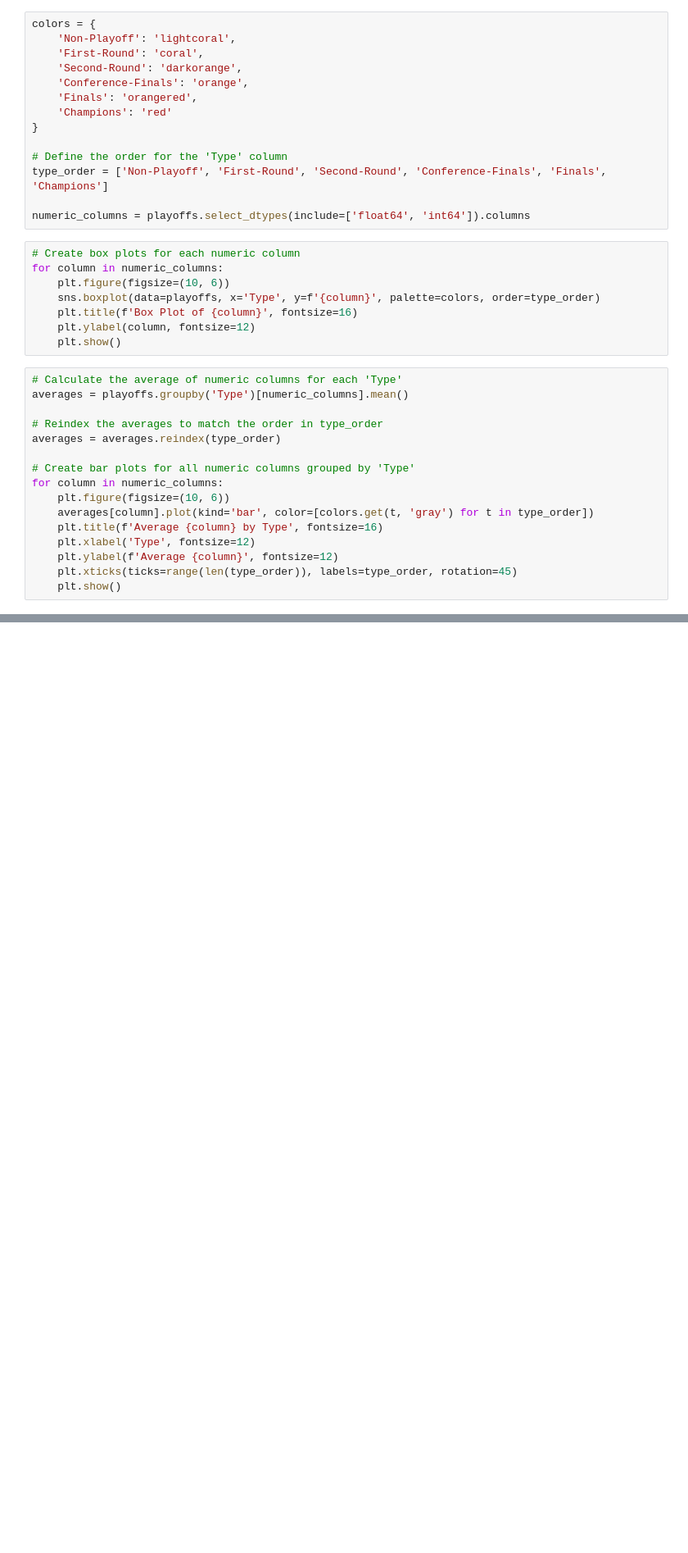
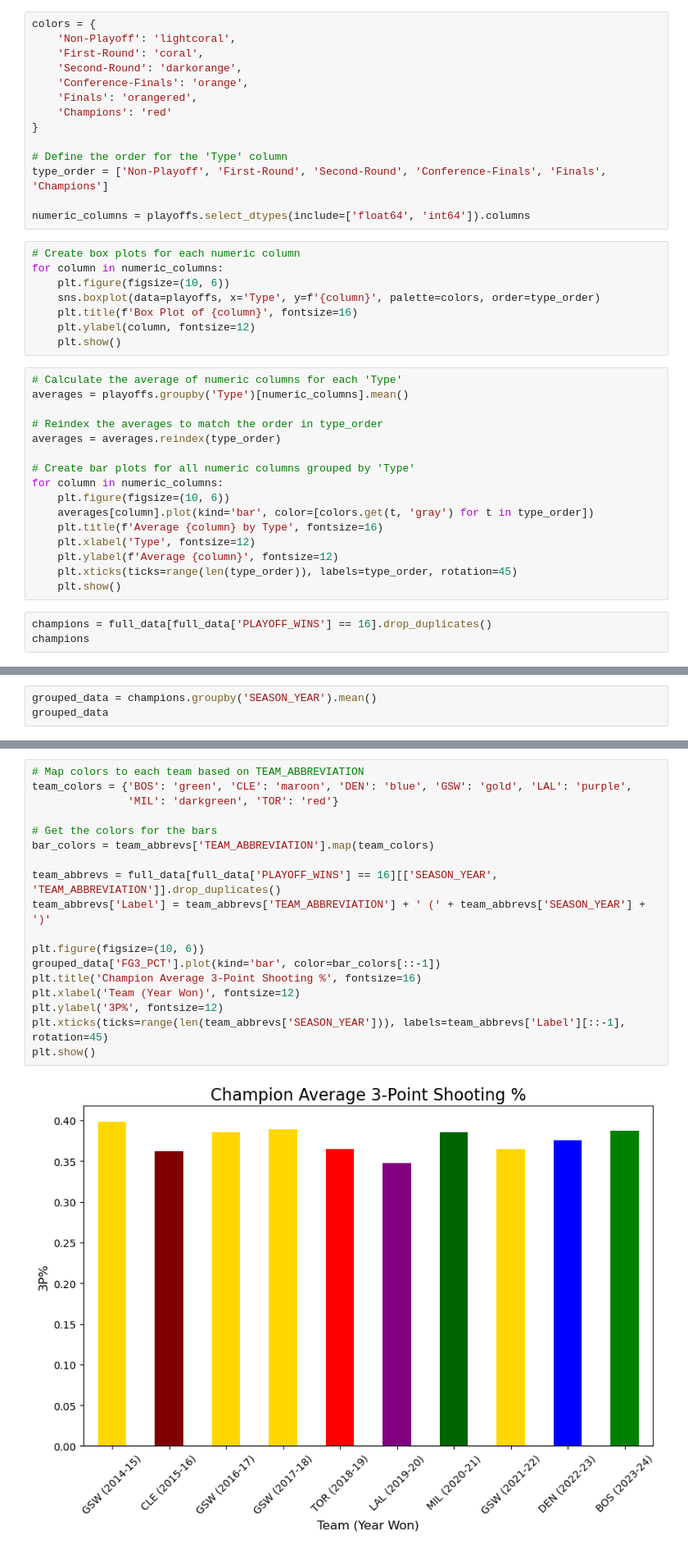
Before and after one commit to andrewscheiner/NBAPlayoffPredictor, a Jupyter notebook: dataVisuals.ipynb, the cells around one changed output, grey strips where cells are left out. Shown at 82% size. Drawn from its saved outputs; the diff is of its cells as text; blank space fills up the shorter version.

Commit message:
add chart for champions

```diff
--- a/dataVisuals.ipynb
+++ b/dataVisuals.ipynb
@@ -73,3 +118,6 @@ for column in numeric_columns:
     plt.ylabel(f'Average {column}', fontsize=12)
     plt.xticks(ticks=range(len(type_order)), labels=type_order, rotation=45)
     plt.show()
+# %%
+champions = full_data[full_data['PLAYOFF_WINS'] == 16].drop_duplicates()
+champions
@@ -75,0 +138,3 @@ for column in numeric_columns:
+# %%
+grouped_data = champions.groupby('SEASON_YEAR').mean()
+grouped_data
@@ -75,0 +155,20 @@ for column in numeric_columns:
+# %%
+# Map colors to each team based on TEAM_ABBREVIATION
+team_colors = {'BOS': 'green', 'CLE': 'maroon', 'DEN': 'blue', 'GSW': 'gold', 'LAL': 'purple',
+               'MIL': 'darkgreen', 'TOR': 'red'}
+
+# Get the colors for the bars
+bar_colors = team_abbrevs['TEAM_ABBREVIATION'].map(team_colors)
+
+team_abbrevs = full_data[full_data['PLAYOFF_WINS'] == 16][['SEASON_YEAR', 'TEAM_ABBREVIATION']].drop_duplicates()
+team_abbrevs['Label'] = team_abbrevs['TEAM_ABBREVIATION'] + ' (' + team_abbrevs['SEASON_YEAR'] + ')'
+
+plt.figure(figsize=(10, 6))
+grouped_data['FG3_PCT'].plot(kind='bar', color=bar_colors[::-1])
+plt.title('Champion Average 3-Point Shooting %', fontsize=16)
+plt.xlabel('Team (Year Won)', fontsize=12)
+plt.ylabel('3P%', fontsize=12)
+plt.xticks(ticks=range(len(team_abbrevs['SEASON_YEAR'])), labels=team_abbrevs['Label'][::-1], rotation=45)
+plt.show()
+# %% [output]
+[figure, added]
```
Also changed, not shown: parts of 5 cells of this notebook.
